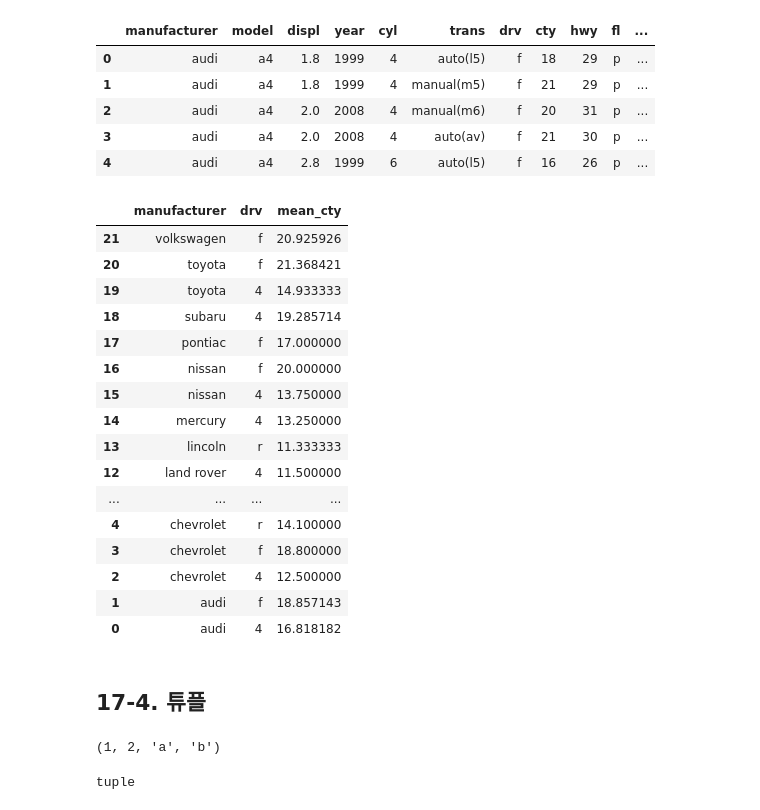
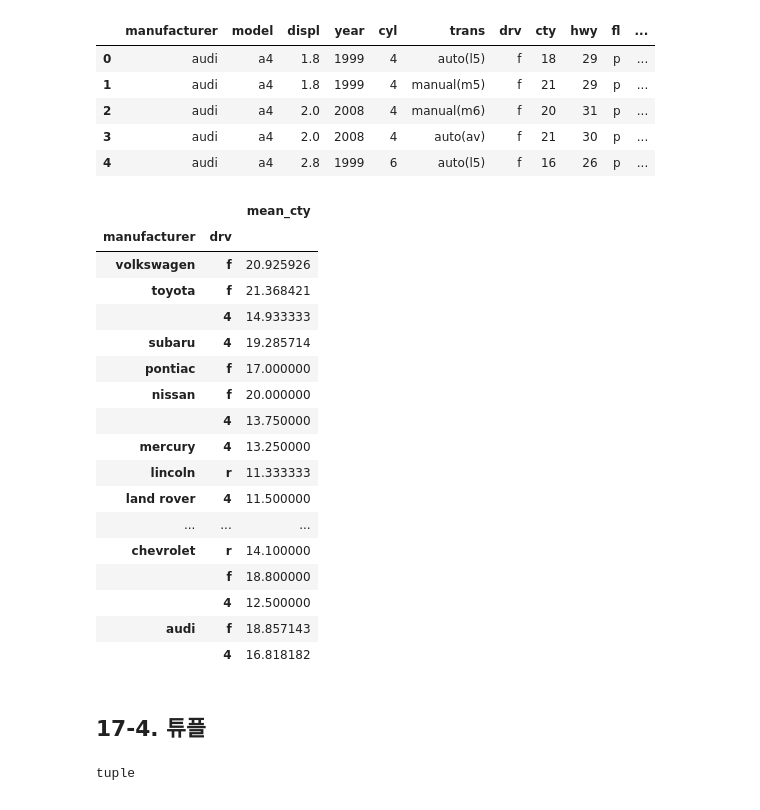
Before and after one commit to jamesbluenote/doit_pythondata, a Jupyter notebook: Doit_python_ch-17.ipynb, the cells around one changed output. Drawn from its saved outputs; the diff is of its cells as text; code cells hidden in the pictures.

```diff
--- a/Doit_python_ch-17.ipynb
+++ b/Doit_python_ch-17.ipynb
@@ -217,34 +229,32 @@ mpg.head()
 | 3 | audi | a4 | 2.0 | 2008 | 4 | auto(av) | f | 21 | 30 | p | ... |
 | 4 | audi | a4 | 2.8 | 1999 | 6 | auto(l5) | f | 16 | 26 | p | ... |
 # %%
-mpg.groupby(['manufacturer', 'drv'], as_index = False) \
+mpg.groupby(['manufacturer', 'drv'], as_index = True) \
    .agg(mean_cty = ('cty', 'mean')) \
    .sort_values(['manufacturer', 'drv'], ascending = False)
 # %% [output]
-|  | manufacturer | drv | mean_cty |
-| 21 | volkswagen | f | 20.925926 |
-| 20 | toyota | f | 21.368421 |
-| 19 | toyota | 4 | 14.933333 |
-| 18 | subaru | 4 | 19.285714 |
-| 17 | pontiac | f | 17.000000 |
-| 16 | nissan | f | 20.000000 |
-| 15 | nissan | 4 | 13.750000 |
-| 14 | mercury | 4 | 13.250000 |
-| 13 | lincoln | r | 11.333333 |
-| 12 | land rover | 4 | 11.500000 |
-| ... | ... | ... | ... |
-| 4 | chevrolet | r | 14.100000 |
-| 3 | chevrolet | f | 18.800000 |
-| 2 | chevrolet | 4 | 12.500000 |
-| 1 | audi | f | 18.857143 |
-| 0 | audi | 4 | 16.818182 |
+|  |  | mean_cty |
+| manufacturer | drv |  |
+| volkswagen | f | 20.925926 |
+| toyota | f | 21.368421 |
+|  | 4 | 14.933333 |
+| subaru | 4 | 19.285714 |
+| pontiac | f | 17.000000 |
+| nissan | f | 20.000000 |
+|  | 4 | 13.750000 |
+| mercury | 4 | 13.250000 |
+| lincoln | r | 11.333333 |
+| land rover | 4 | 11.500000 |
+| ... | ... | ... |
+| chevrolet | r | 14.100000 |
+|  | f | 18.800000 |
+|  | 4 | 12.500000 |
+| audi | f | 18.857143 |
+|  | 4 | 16.818182 |
 # %% [markdown]
 ## 17-4. 튜플
 # %%
 x = (1, 2, 'a', 'b')
-x
-# %% [output]
-(1, 2, 'a', 'b')
 # %%
 type(x)
 # %% [output]
```
Also changed, not shown: parts of 85 cells of this notebook.
